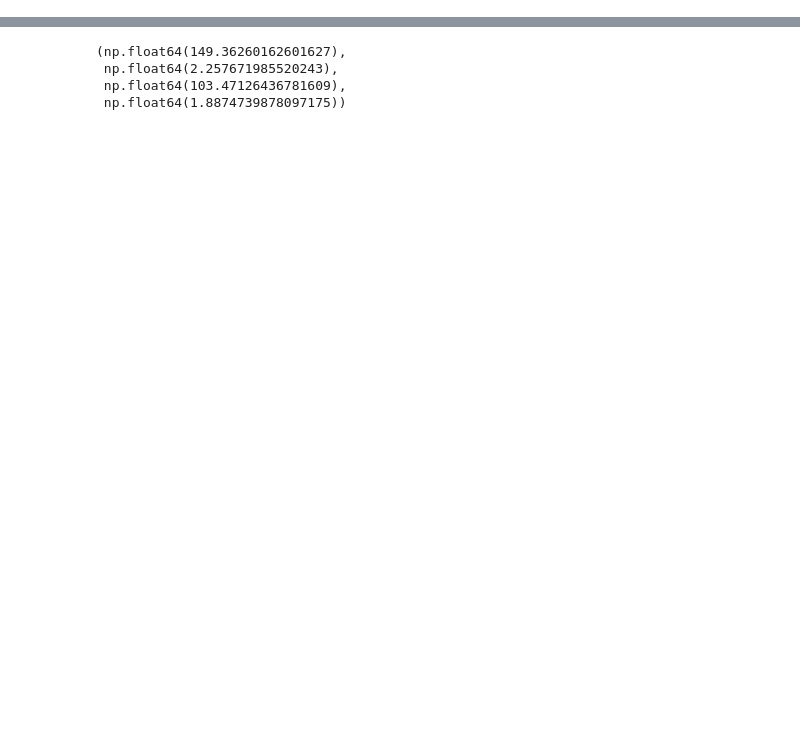
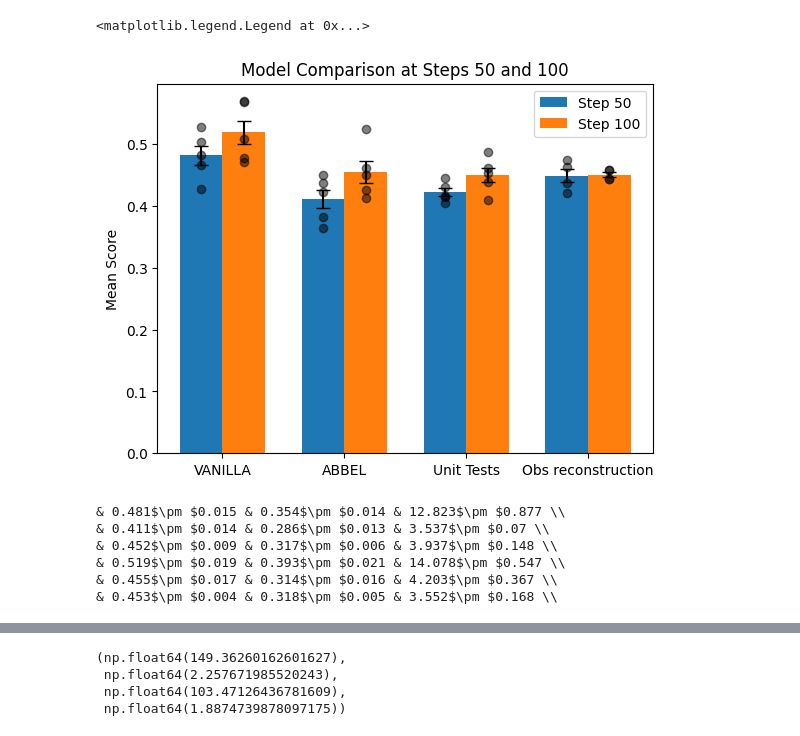
Before and after one commit to jakob-bjorner/optimal-explorer-dev, a Jupyter notebook: notebooks/RL_evals_ColBench.ipynb, the cells around one changed output, grey strips where cells are left out. Saved outputs shown, nothing was run; the diff lists cells and outputs as text; code cells hidden in the pictures; blank space fills up the shorter version.

```diff
--- a/notebooks/RL_evals_ColBench.ipynb
+++ b/notebooks/RL_evals_ColBench.ipynb
@@ -47,9 +47,7 @@ def deduplicate_df(dfraw):
     return odf_deduplicated
 
 EVAL_PATH = "/nas/ucb/jbjorner3/dev/optimal-explorer-dev/verl-agent/checkpoints/verl_agent_alfworld/"
-def load_df(file, eval_folder_path = EVAL_PATH + "colabbench_grpo_"):
-    dfraw = get_df_from_train_gen(eval_folder_path + file)
+EVAL_PATH_A = "/nas/ucb/dayan/optimal-explorer-dev/verl-agent/checkpoints/verl_agent_alfworld/"
+def load_df(file):#, eval_folder_path = EVAL_PATH + "colabbench_grpo_"):
+    dfraw = get_df_from_train_gen(file)
     return deduplicate_df(dfraw)
-
-
-eval_folder_path = "/nas/ucb/jbjorner3/dev/optimal-explorer-dev/verl-agent/checkpoints/verl_agent_alfworld/colabbench_grpo_"
@@ -222,3 +250,13 @@ def get_all_metrics(df, framework, tokenizer, memory_only=False):
     scores = compute_scores(df)
     successes = compute_successes(df)
     return tokens, scores, successes
+
+def get_seeds_mean_metrics(seed_df_list, framework, tokenizer, memory_only=False):
+    mean_metrics_dict = {"tokens":[], "scores":[], "successes":[]}
+    for i, seed_df in enumerate(seed_df_list):
+        print(f"Computing metrics for Seed {i}...")
+        tokens, scores, successes = get_all_metrics(seed_df, framework, tokenizer, memory_only)
+        mean_metrics_dict["tokens"].append(np.mean(tokens))
+        mean_metrics_dict["scores"].append(np.mean(scores))
+        mean_metrics_dict["successes"].append(np.mean(successes))
+    return mean_metrics_dict
@@ -300,0 +306,55 @@ print(0.3066+0.0014, 0.3228-0.0079)
+# %%
+VANILLA_STEP_50 = vanilla50_metrics_seeds["scores"]
+VANILLA_STEP_100= vanilla100_metrics_seeds["scores"]
+ABBEL_STEP_50 = abbel50_metrics_seeds["scores"]
+ABBEL_STEP_100 = abbel100_metrics_seeds["scores"]
+SSR_STEP_50 = [0.44482,0.43047,0.41455,0.41631,0.404]
+SSR_STEP_100 = [0.46094,0.48682,0.40996,0.45244,0.43857]
+abbel_obs_50 = abbel_bg50_metrics_seeds["scores"] #[np.mean(compute_scores(abbel_bg_50_df)), np.mean(compute_scores(abbel_bg_50_df_s1))]
+abbel_obs_100 = abbel_bg100_metrics_seeds["scores"]# [np.mean(compute_scores(abbel_bg_100_df)), np.mean(compute_scores(abbel_bg_100_df_s1))]
+all_models = [VANILLA_STEP_50, VANILLA_STEP_100, ABBEL_STEP_50, ABBEL_STEP_100, SSR_STEP_50, SSR_STEP_100, abbel_obs_50, abbel_obs_100]
+
+model_names = ['VANILLA', 'ABBEL', 'Unit Tests', 'Obs reconstruction']
+x_labels = []
+means_50 = []
+means_100 = []
+stds_50 = []
+stds_100 = []
+
+# Collect step 50 and 100 for each model group; expecting [step50, step100, step50, step100, ...]
+for i, model in enumerate(model_names):
+    # Using: all_models[2*i] is step 50, all_models[2*i+1] is step 100
+    x_labels.append(model)
+    means_50.append(np.mean(all_models[2*i]))
+    means_100.append(np.mean(all_models[2*i+1]))
+    stds_50.append(np.std(all_models[2*i])/np.sqrt(len(all_models[2*i])))
+    stds_100.append(np.std(all_models[2*i+1])/np.sqrt(len(all_models[2*i+1])))
+
+x = np.arange(len(model_names))  # label positions
+width = 0.35  # bar width
+
+fig, ax = plt.subplots()
+bar1 = ax.bar(x - width/2, means_50, width, label='Step 50', yerr=stds_50, capsize=5)
+bar2 = ax.bar(x + width/2, means_100, width, label='Step 100', yerr=stds_100, capsize=5)
+for i, xpos in enumerate(x):
+    ax.scatter([xpos-width/2]*len(all_models[2*i]), all_models[2*i], color='black', alpha=0.5)
+    ax.scatter([xpos+width/2]*len(all_models[2*i+1]), all_models[2*i+1], color='black', alpha=0.5)
+
+ax.set_xticks(x)
+ax.set_xticklabels(model_names)
+ax.set_ylabel('Mean Score')
+ax.set_title('Model Comparison at Steps 50 and 100')
+ax.legend()
+# %% [output]
+<matplotlib.legend.Legend at 0x...>
+[figure, added]
+# %%
+for seed_means in [vanilla50_metrics_seeds, abbel50_metrics_seeds, abbel_bg50_metrics_seeds, vanilla100_metrics_seeds, abbel100_metrics_seeds, abbel_bg100_metrics_seeds]:
+    print(print_stats(seed_means["tokens"], seed_means["scores"], seed_means["successes"], error='SEM'))
+# %% [output]
+& 0.481$\pm $0.015 & 0.354$\pm $0.014 & 12.823$\pm $0.877 \\
+& 0.411$\pm $0.014 & 0.286$\pm $0.013 & 3.537$\pm $0.07 \\
+& 0.452$\pm $0.009 & 0.317$\pm $0.006 & 3.937$\pm $0.148 \\
+& 0.519$\pm $0.019 & 0.393$\pm $0.021 & 14.078$\pm $0.547 \\
+& 0.455$\pm $0.017 & 0.314$\pm $0.016 & 4.203$\pm $0.367 \\
+& 0.453$\pm $0.004 & 0.318$\pm $0.005 & 3.552$\pm $0.168 \\
```
Also changed, not shown: parts of 52 cells of this notebook, 1 other file.
